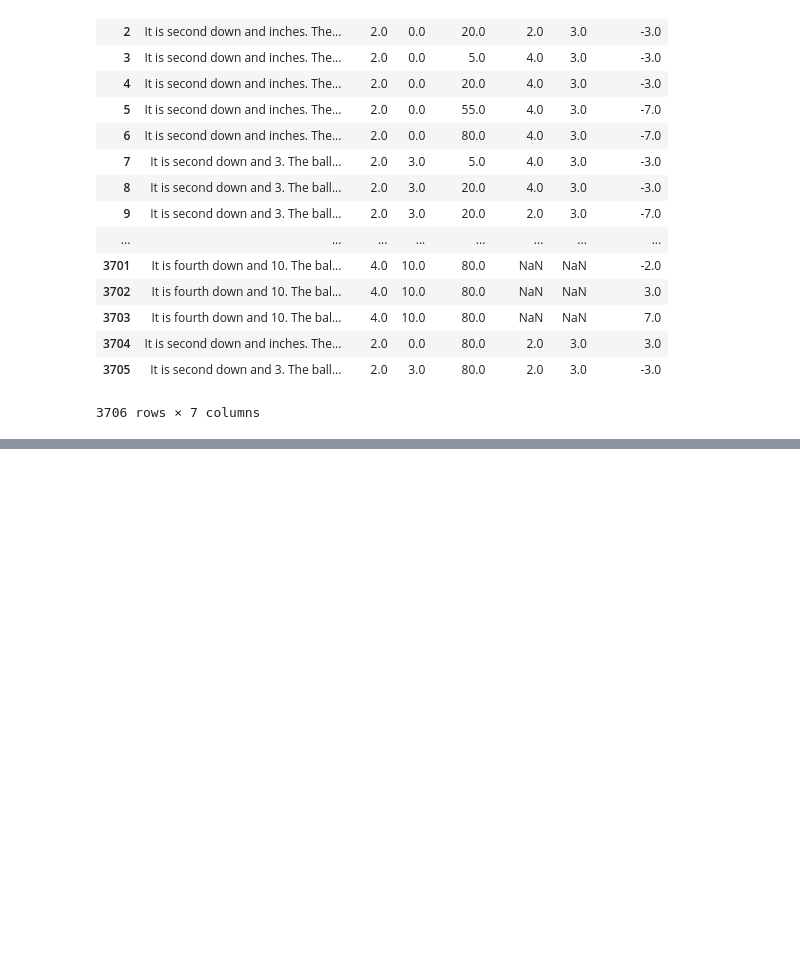
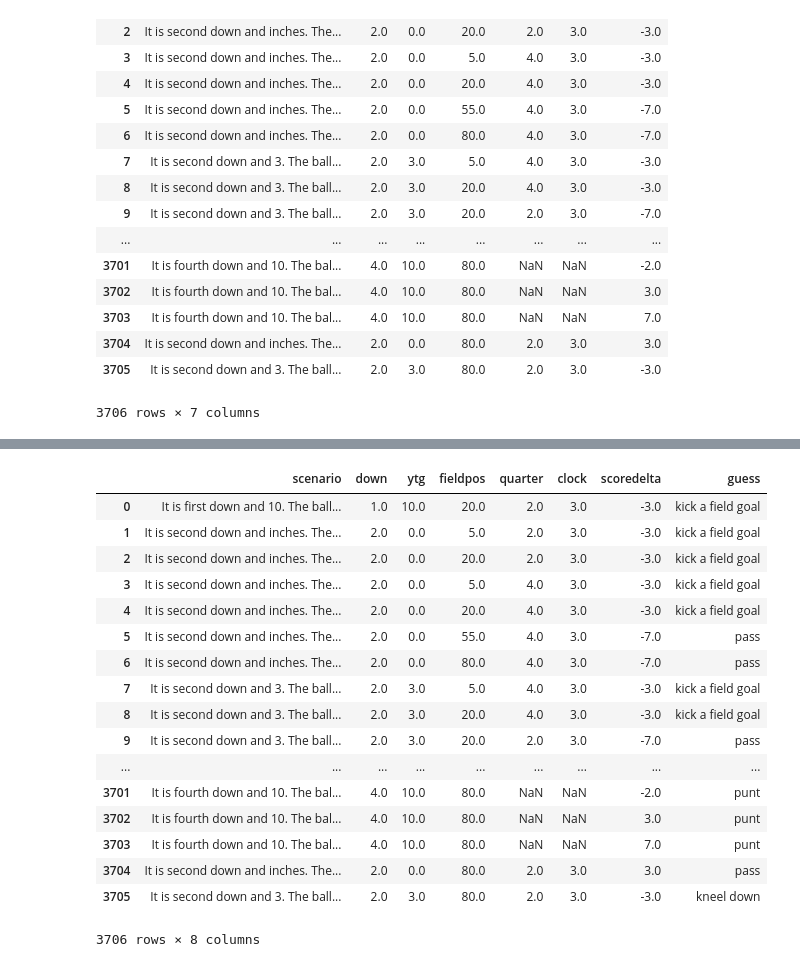
Before and after one commit to skrzym/monday-morning-quarterback, a Jupyter notebook: Research/CrowdFlower Data.ipynb, the cells around one changed output, grey strips where cells are left out. Cells and saved outputs as stored; diff of their text form; code cells hidden in the pictures; blank space fills up the shorter version.

```diff
--- a/Research/CrowdFlower Data.ipynb
+++ b/Research/CrowdFlower Data.ipynb
@@ -157,2 +132,4 @@ cdata
+# %%
+cdata['scenario'] = df.loc[:,'scenario']
 # %%
 cdata[(cdata.clock <= 10)&(cdata.down == 1)&(cdata.fieldpos)]
@@ -177,0 +158,23 @@ cdata[(cdata.clock <= 10)&(cdata.down == 1)&(cdata.fieldpos)]
+# %%
+df.loc[:,'guess'] = cdata.loc[:,'antecedent']
+# %%
+df
+# %% [output]
+|  | scenario | down | ytg | fieldpos | quarter | clock | scoredelta | guess |
+| 0 | It is first down and 10. The ball... | 1.0 | 10.0 | 20.0 | 2.0 | 3.0 | -3.0 | kick a field goal |
+| 1 | It is second down and inches. The... | 2.0 | 0.0 | 5.0 | 2.0 | 3.0 | -3.0 | kick a field goal |
+| 2 | It is second down and inches. The... | 2.0 | 0.0 | 20.0 | 2.0 | 3.0 | -3.0 | kick a field goal |
+| 3 | It is second down and inches. The... | 2.0 | 0.0 | 5.0 | 4.0 | 3.0 | -3.0 | kick a field goal |
+| 4 | It is second down and inches. The... | 2.0 | 0.0 | 20.0 | 4.0 | 3.0 | -3.0 | kick a field goal |
+| 5 | It is second down and inches. The... | 2.0 | 0.0 | 55.0 | 4.0 | 3.0 | -7.0 | pass |
+| 6 | It is second down and inches. The... | 2.0 | 0.0 | 80.0 | 4.0 | 3.0 | -7.0 | pass |
+| 7 | It is second down and 3. The ball... | 2.0 | 3.0 | 5.0 | 4.0 | 3.0 | -3.0 | kick a field goal |
+| 8 | It is second down and 3. The ball... | 2.0 | 3.0 | 20.0 | 4.0 | 3.0 | -3.0 | kick a field goal |
+| 9 | It is second down and 3. The ball... | 2.0 | 3.0 | 20.0 | 2.0 | 3.0 | -7.0 | pass |
+| ... | ... | ... | ... | ... | ... | ... | ... | ... |
+| 3701 | It is fourth down and 10. The bal... | 4.0 | 10.0 | 80.0 | NaN | NaN | -2.0 | punt |
+| 3702 | It is fourth down and 10. The bal... | 4.0 | 10.0 | 80.0 | NaN | NaN | 3.0 | punt |
+| 3703 | It is fourth down and 10. The bal... | 4.0 | 10.0 | 80.0 | NaN | NaN | 7.0 | punt |
+| 3704 | It is second down and inches. The... | 2.0 | 0.0 | 80.0 | 2.0 | 3.0 | 3.0 | pass |
+| 3705 | It is second down and 3. The ball... | 2.0 | 3.0 | 80.0 | 2.0 | 3.0 | -3.0 | kneel down |
+3706 rows × 8 columns
```
Also changed, not shown: parts of 6 cells of this notebook, 48 other files.
